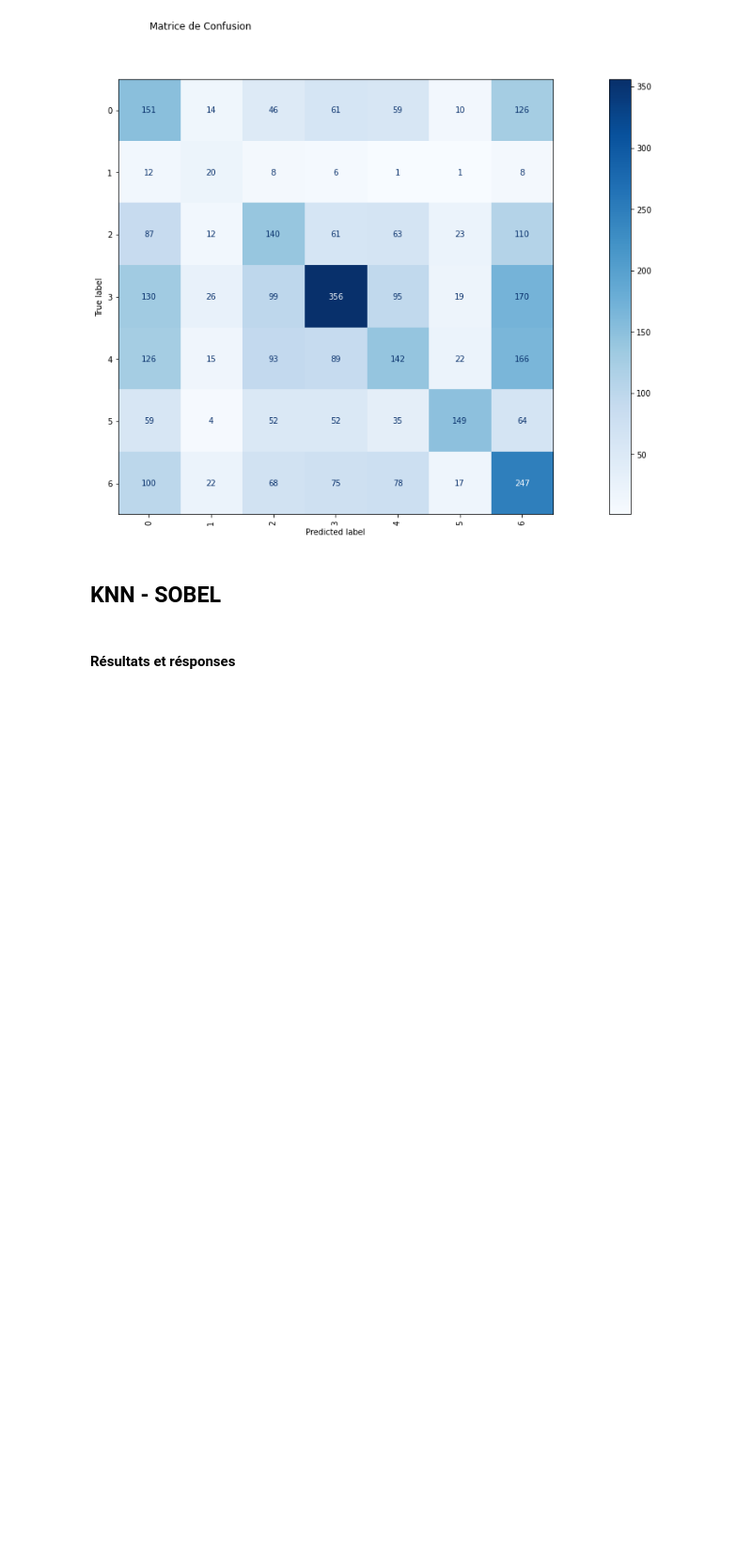
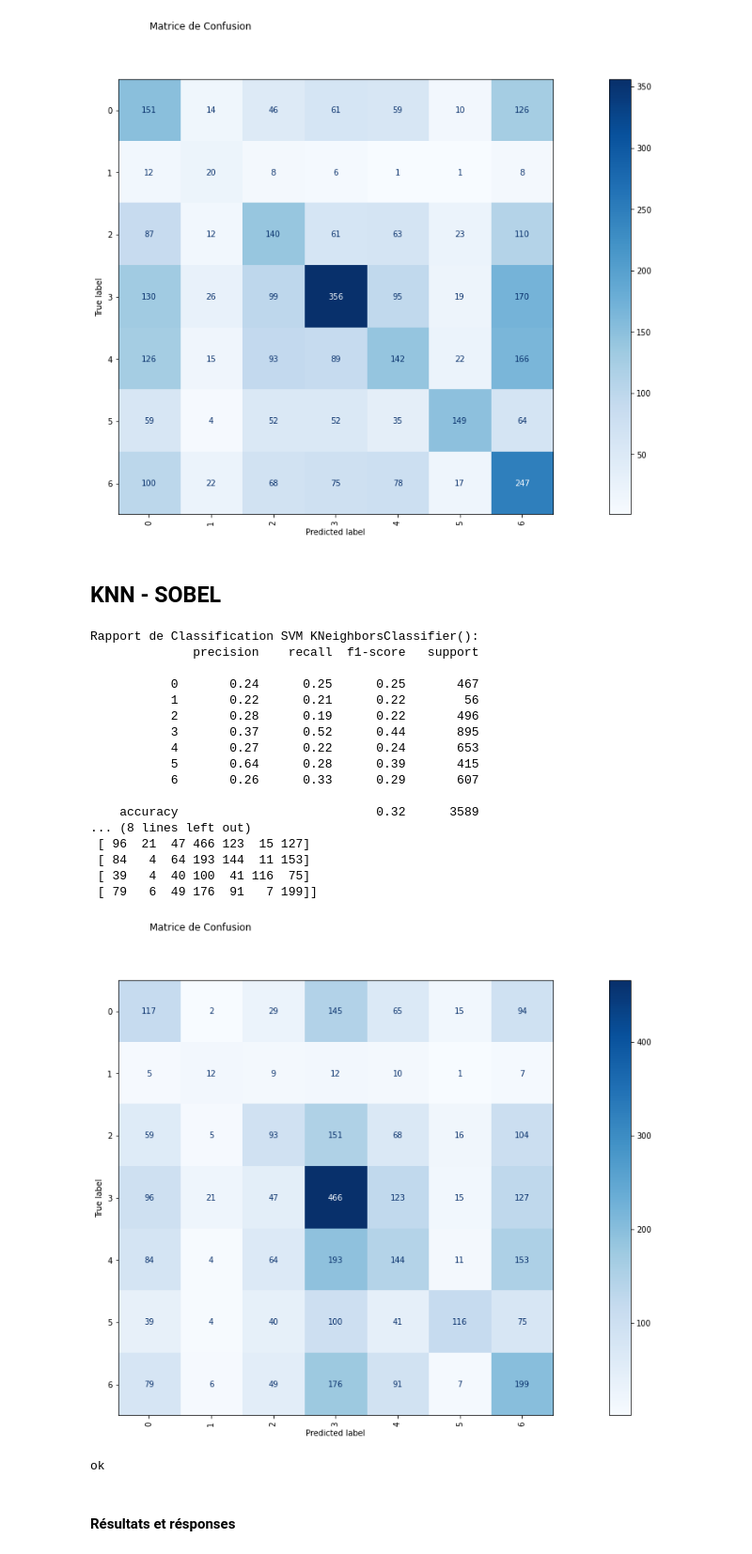
Before and after one commit to ahandan/gti771, a Jupyter notebook: lab1/src/Lab1-GTI771-H21-Ver5_OFFICIAL.ipynb, the cells around one changed output. Shown at 94% size. Saved outputs shown, nothing was run; the diff lists cells and outputs as text; code cells hidden in the pictures; blank space fills up the shorter version.

```diff
--- a/lab1/src/Lab1-GTI771-H21-Ver5_OFFICIAL.ipynb
+++ b/lab1/src/Lab1-GTI771-H21-Ver5_OFFICIAL.ipynb
@@ -739,30 +759,50 @@ print('ok')
 # %% [markdown]
 ## KNN - SOBEL
 # %%
-lbp_Xtrain = np.stack(df[:28709]['sobel_pixels'].values, axis=0)
-lbp_ytrain = np.stack(df[:28709]['emotion'].values, axis=0)
+Xtrain = np.stack(df[:28709]['sobel_pixels'].values, axis=0)
+ytrain = np.stack(df[:28709]['emotion'].values, axis=0)
 
-lbp_Xval = np.stack(df[28709:32298]['sobel_pixels'].values, axis=0)
-lbp_yval = np.stack(df[28709:32298]['emotion'].values, axis=0)
-
-# knn = KNeighborsClassifier(n_neighbors=3)
-# knn.fit(lbp_Xtrain, lbp_ytrain)
+Xval = np.stack(df[28709:32298]['sobel_pixels'].values, axis=0)
+yval = np.stack(df[28709:32298]['emotion'].values, axis=0)
 
 
-knn = KNeighborsClassifier()
-knn.fit(lbp_Xtrain, lbp_ytrain)
-prediction = knn.predict(lbp_Xval)
+sobel_knn = KNeighborsClassifier(n_neighbors=3)
+sobel_knn.fit(Xtrain, ytrain)
+prediction = sobel_knn.predict(Xval)
 
 
-print("Rapport de Classification SVM %s:\n%s\n" %(classifier, metrics.classification_report(lbp_yval, prediction)))
+print("Rapport de Classification SVM %s:\n%s\n" %(sobel_knn, metrics.classification_report(yval, prediction)))
 
-fig, ax = plt.subplots(figsize=(25, 10))
-disp = metrics.plot_confusion_matrix(classifier, lbp_Xval, lbp_yval, xticks_rotation = 'vertical',cmap=plt.cm.Blues, ax=ax)
+fig, ax = plt.subplots(figsize=(15, 5))
+disp = metrics.plot_confusion_matrix(sobel_knn, Xval, yval, xticks_rotation = 'vertical',cmap=plt.cm.Blues, ax=ax)
 disp.figure_.suptitle("Matrice de Confusion")
 print("Matrice de Confusion :\n%s" % disp.confusion_matrix)
 
 # plt.xticks(rotation=90)
 plt.show()
+# %% [output]
+Rapport de Classification SVM KNeighborsClassifier():
+              precision    recall  f1-score   support
+
+           0       0.24      0.25      0.25       467
+           1       0.22      0.21      0.22        56
+           2       0.28      0.19      0.22       496
+           3       0.37      0.52      0.44       895
+           4       0.27      0.22      0.24       653
+           5       0.64      0.28      0.39       415
+           6       0.26      0.33      0.29       607
+
+    accuracy                           0.32      3589
+... (8 lines left out)
+ [ 96  21  47 466 123  15 127]
+ [ 84   4  64 193 144  11 153]
+ [ 39   4  40 100  41 116  75]
+ [ 79   6  49 176  91   7 199]]
+[figure, added]
+# %%
+print('ok')
+# %% [output]
+ok
 # %%
 # Votre code ici
 # %% [markdown]
```
Also changed, not shown: parts of 3 cells of this notebook.
